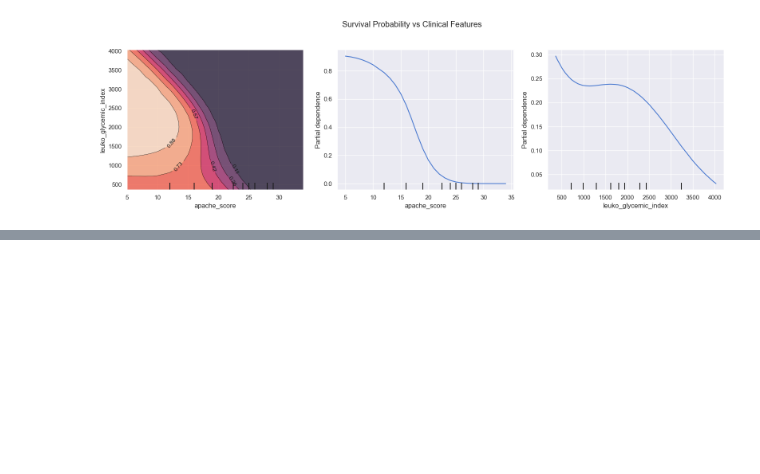
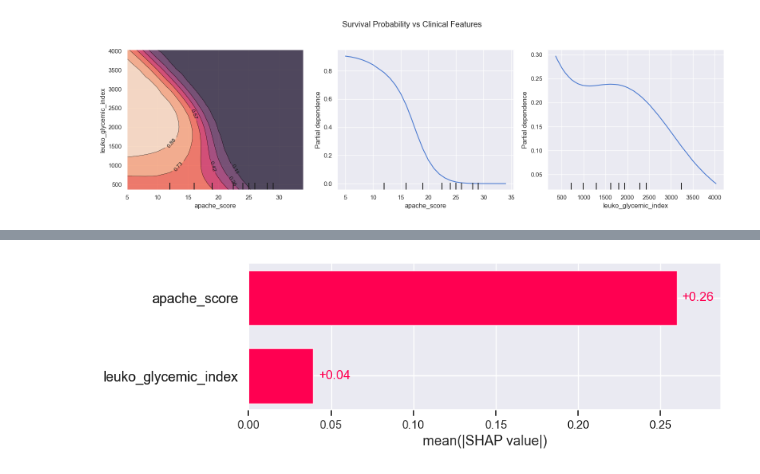
Before and after one commit to serize02/leuko-ml, a Jupyter notebook: notebooks/02_svc_analysis.ipynb, the cells around one changed output, grey strips where cells are left out. Cells and saved outputs as stored; diff of their text form; code cells hidden in the pictures; blank space fills up the shorter version.

```diff
--- a/notebooks/02_svc_analysis.ipynb
+++ b/notebooks/02_svc_analysis.ipynb
@@ -98,0 +113,4 @@ wandb.finish()
+# %%
+shap.plots.bar(shap_values)
+# %% [output]
+[figure, added]
```
Also changed, not shown: parts of 12 cells of this notebook, 2 other files.
